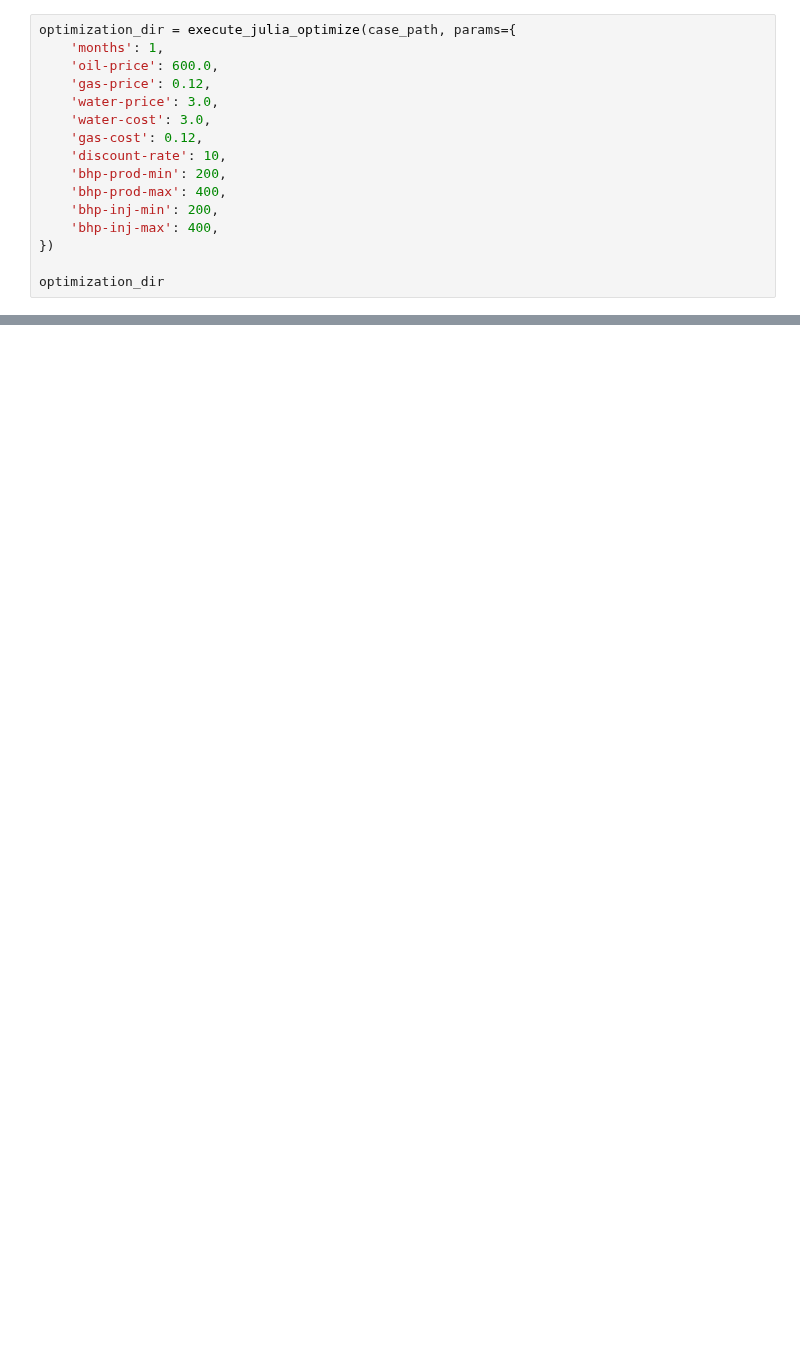
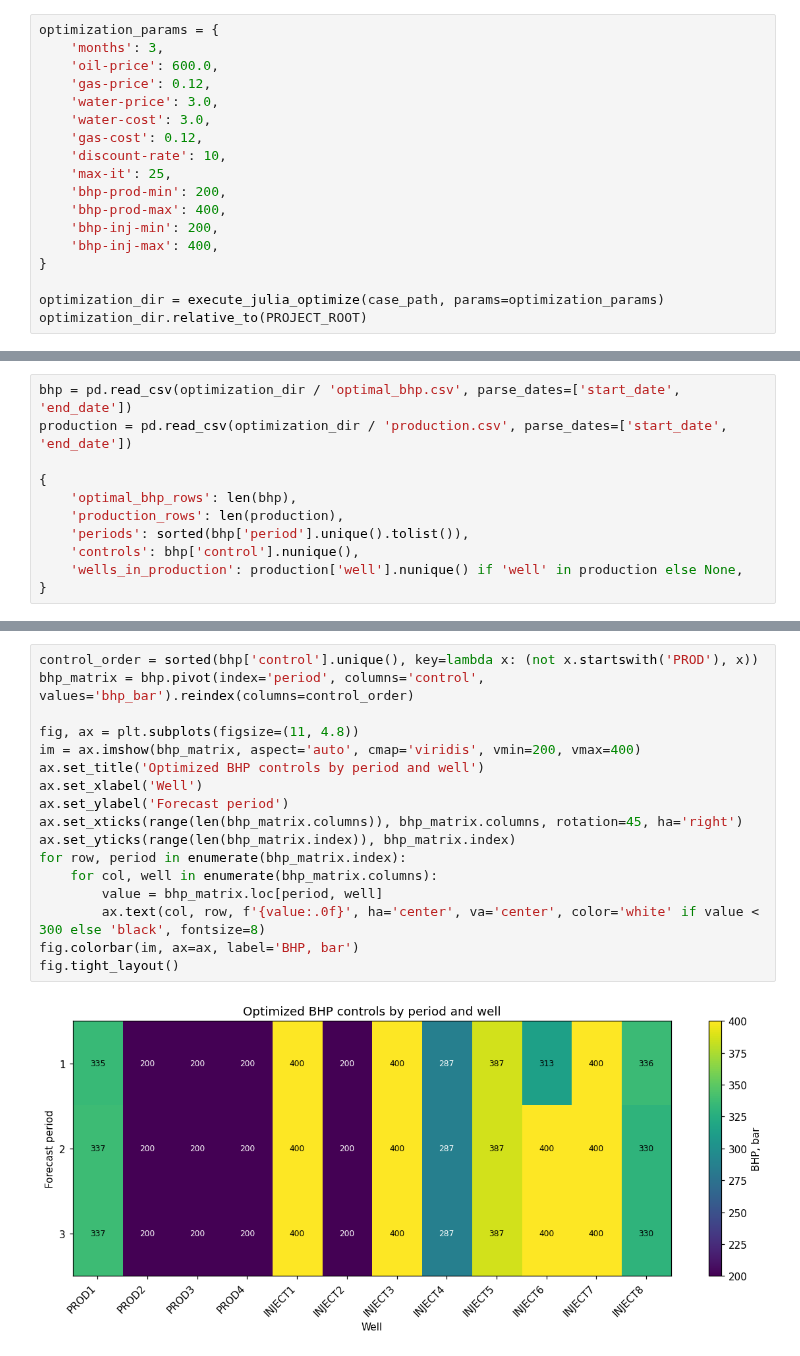
Before and after one commit to geo-kit/GeoCode, a Jupyter notebook: notebooks/Julia.ipynb, the cells around one changed output, grey strips where cells are left out. Drawn from its saved outputs; the diff is of its cells as text; blank space fills up the shorter version.

```diff
--- a/notebooks/Julia.ipynb
+++ b/notebooks/Julia.ipynb
@@ -32,16 +322,18 @@ Run a one-month BHP optimization, reusing the simulation history:
 # %%
-optimization_dir = execute_julia_optimize(case_path, params={
-    'months': 1,
+optimization_params = {
+    'months': 3,
     'oil-price': 600.0,
     'gas-price': 0.12,
     'water-price': 3.0,
     'water-cost': 3.0,
     'gas-cost': 0.12,
     'discount-rate': 10,
+    'max-it': 25,
     'bhp-prod-min': 200,
     'bhp-prod-max': 400,
     'bhp-inj-min': 200,
     'bhp-inj-max': 400,
-})
+}
 
-optimization_dir
+optimization_dir = execute_julia_optimize(case_path, params=optimization_params)
+optimization_dir.relative_to(PROJECT_ROOT)
@@ -47,0 +391,11 @@ optimization_dir
+# %%
+bhp = pd.read_csv(optimization_dir / 'optimal_bhp.csv', parse_dates=['start_date', 'end_date'])
+production = pd.read_csv(optimization_dir / 'production.csv', parse_dates=['start_date', 'end_date'])
+
+{
+    'optimal_bhp_rows': len(bhp),
+    'production_rows': len(production),
+    'periods': sorted(bhp['period'].unique().tolist()),
+    'controls': bhp['control'].nunique(),
+    'wells_in_production': production['well'].nunique() if 'well' in production else None,
+}
@@ -47,0 +412,19 @@ optimization_dir
+# %%
+control_order = sorted(bhp['control'].unique(), key=lambda x: (not x.startswith('PROD'), x))
+bhp_matrix = bhp.pivot(index='period', columns='control', values='bhp_bar').reindex(columns=control_order)
+
+fig, ax = plt.subplots(figsize=(11, 4.8))
+im = ax.imshow(bhp_matrix, aspect='auto', cmap='viridis', vmin=200, vmax=400)
+ax.set_title('Optimized BHP controls by period and well')
+ax.set_xlabel('Well')
+ax.set_ylabel('Forecast period')
+ax.set_xticks(range(len(bhp_matrix.columns)), bhp_matrix.columns, rotation=45, ha='right')
+ax.set_yticks(range(len(bhp_matrix.index)), bhp_matrix.index)
+for row, period in enumerate(bhp_matrix.index):
+    for col, well in enumerate(bhp_matrix.columns):
+        value = bhp_matrix.loc[period, well]
+        ax.text(col, row, f'{value:.0f}', ha='center', va='center', color='white' if value < 300 else 'black', fontsize=8)
+fig.colorbar(im, ax=ax, label='BHP, bar')
+fig.tight_layout()
+# %% [output]
+[figure, added]
```
Also changed, not shown: parts of 45 cells of this notebook, 1 other file.
